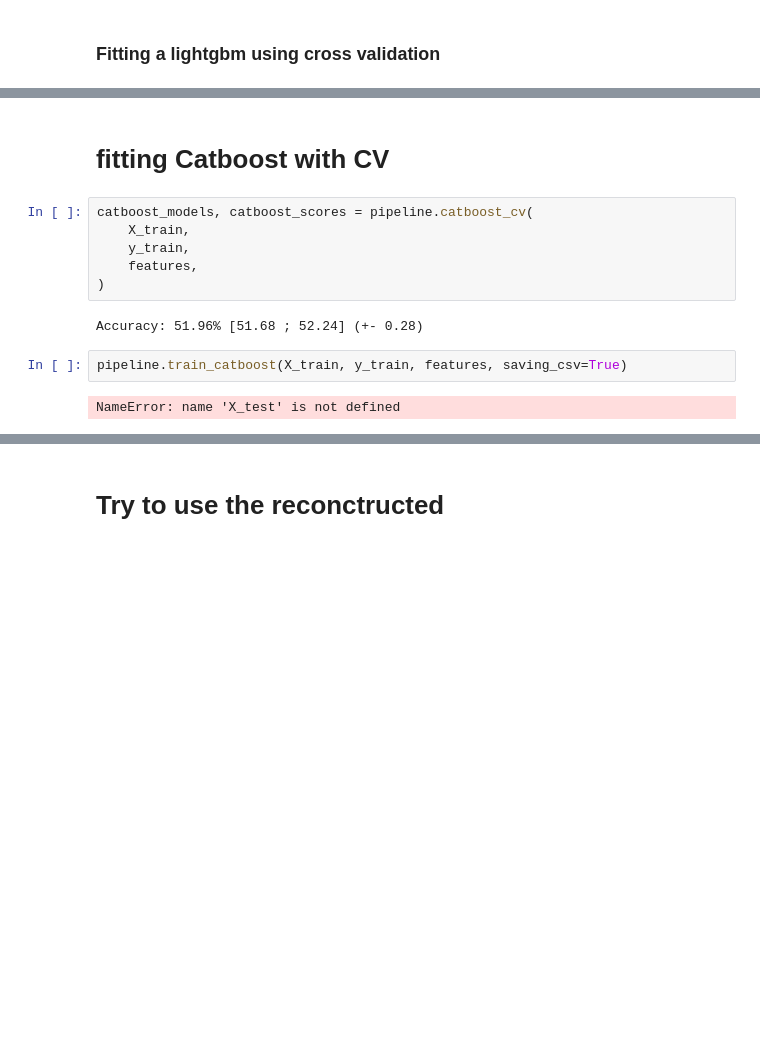
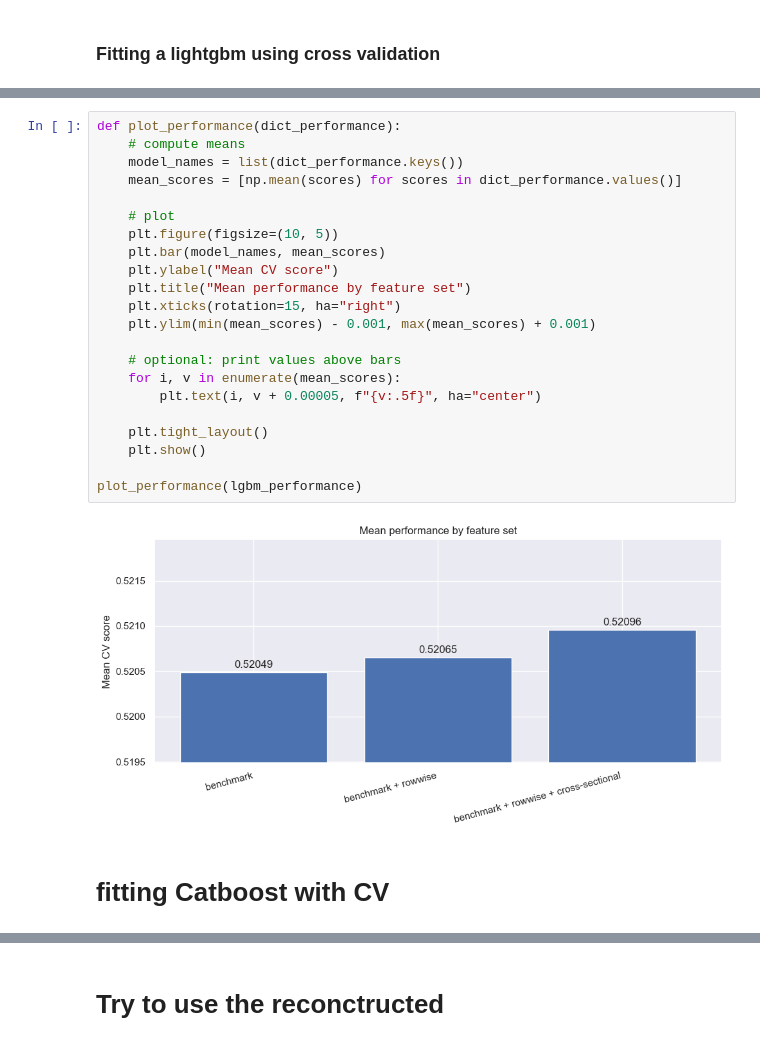
Before and after one commit to Martinoor/QRT-ENS-Data-Challenge, a Jupyter notebook: v2.ipynb, the cells around one changed output, grey strips where cells are left out. Saved outputs shown, nothing was run; the diff lists cells and outputs as text; blank space fills up the shorter version.

```diff
--- a/v2.ipynb
+++ b/v2.ipynb
@@ -112,14 +157,26 @@ pipeline.train_lgbm(X_train, y_train, X_test, features, saving_csv=False)
+# %%
+def plot_performance(dict_performance):
+    # compute means
+    model_names = list(dict_performance.keys())
+    mean_scores = [np.mean(scores) for scores in dict_performance.values()]
+
+    # plot
+    plt.figure(figsize=(10, 5))
+    plt.bar(model_names, mean_scores)
+    plt.ylabel("Mean CV score")
+    plt.title("Mean performance by feature set")
+    plt.xticks(rotation=15, ha="right")
+    plt.ylim(min(mean_scores) - 0.001, max(mean_scores) + 0.001)
+
+    # optional: print values above bars
+    for i, v in enumerate(mean_scores):
+        plt.text(i, v + 0.00005, f"{v:.5f}", ha="center")
+
+    plt.tight_layout()
+    plt.show()
+
+plot_performance(lgbm_performance)
+# %% [output]
+[figure, added]
 # %% [markdown]
 # fitting Catboost with CV
-# %%
-catboost_models, catboost_scores = pipeline.catboost_cv(
-    X_train,
-    y_train,
-    features,
-)
-# %% [output]
-Accuracy: 51.96% [51.68 ; 52.24] (+- 0.28)
-# %%
-pipeline.train_catboost(X_train, y_train, features, saving_csv=True)
-# %% [output]
-NameError: name 'X_test' is not defined
```
Also changed, not shown: parts of 24 cells of this notebook, 2 other files.
